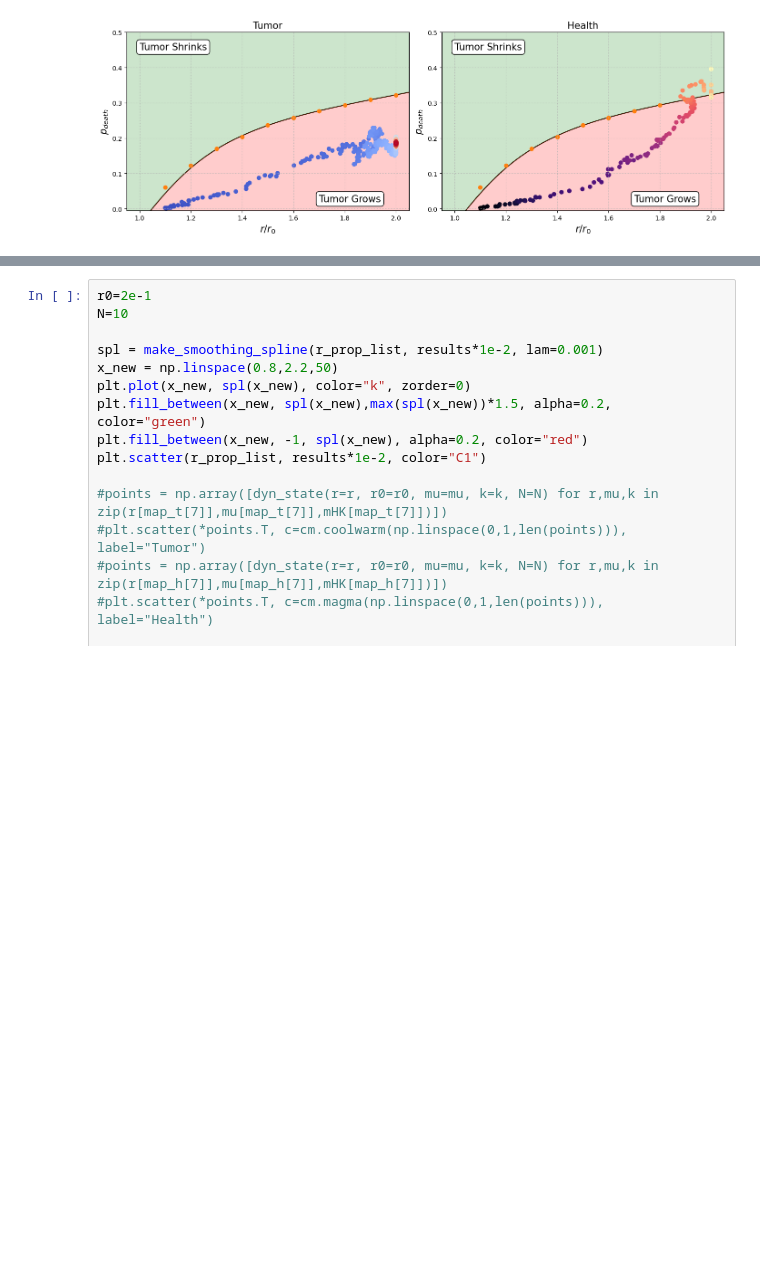
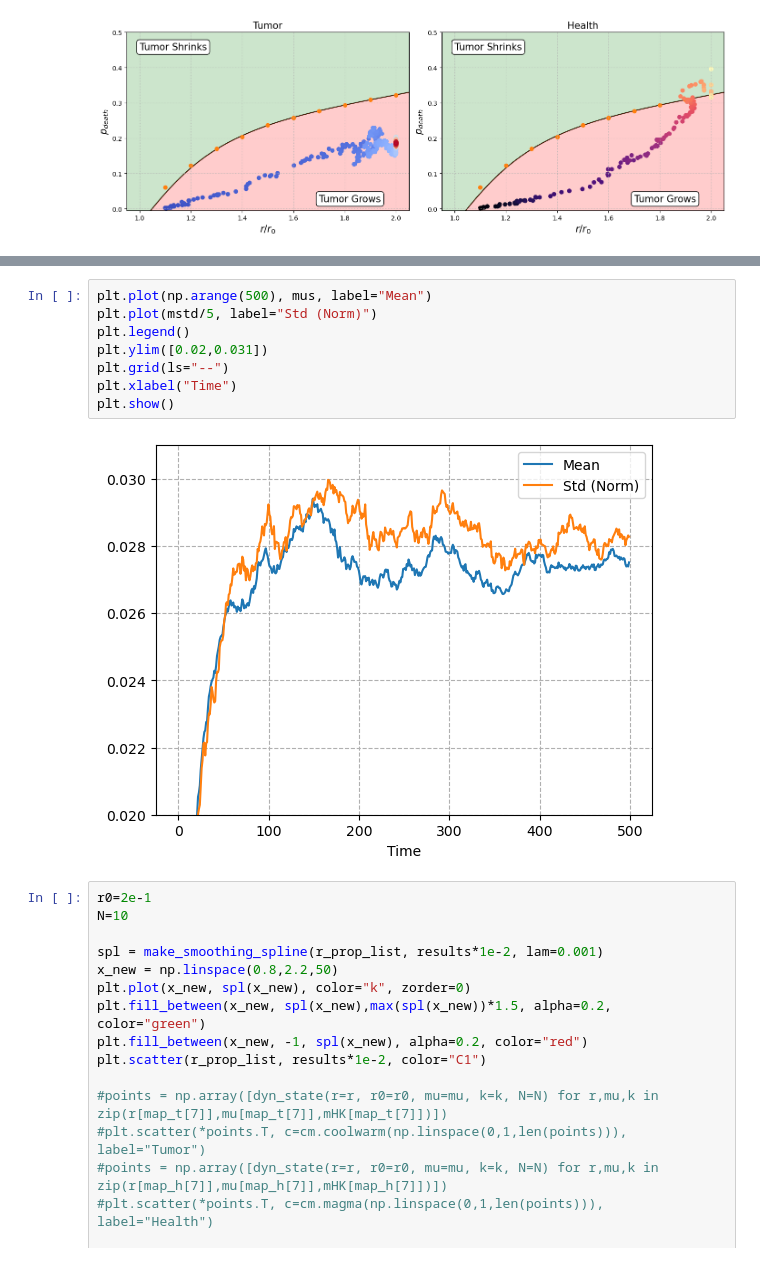
Before and after one commit to francescozambelli/CancerEvo, a Jupyter notebook: analysis.ipynb, the cells around one changed output, grey strips where cells are left out. Drawn from its saved outputs; the diff is of its cells as text; blank space fills up the shorter version.

```diff
--- a/analysis.ipynb
+++ b/analysis.ipynb
@@ -542,3 +558,13 @@ plt.savefig("../CancerEvo/images/diag_2traj_8.png")
+# %%
+plt.plot(np.arange(500), mus, label="Mean")
+plt.plot(mstd/5, label="Std (Norm)")
+plt.legend()
+plt.ylim([0.02,0.031])
+plt.grid(ls="--")
+plt.xlabel("Time")
+plt.show()
+# %% [output]
+[figure, added]
 # %%
 r0=2e-1
 N=10
```
Also changed, not shown: parts of 12 cells of this notebook, 1 other file.
